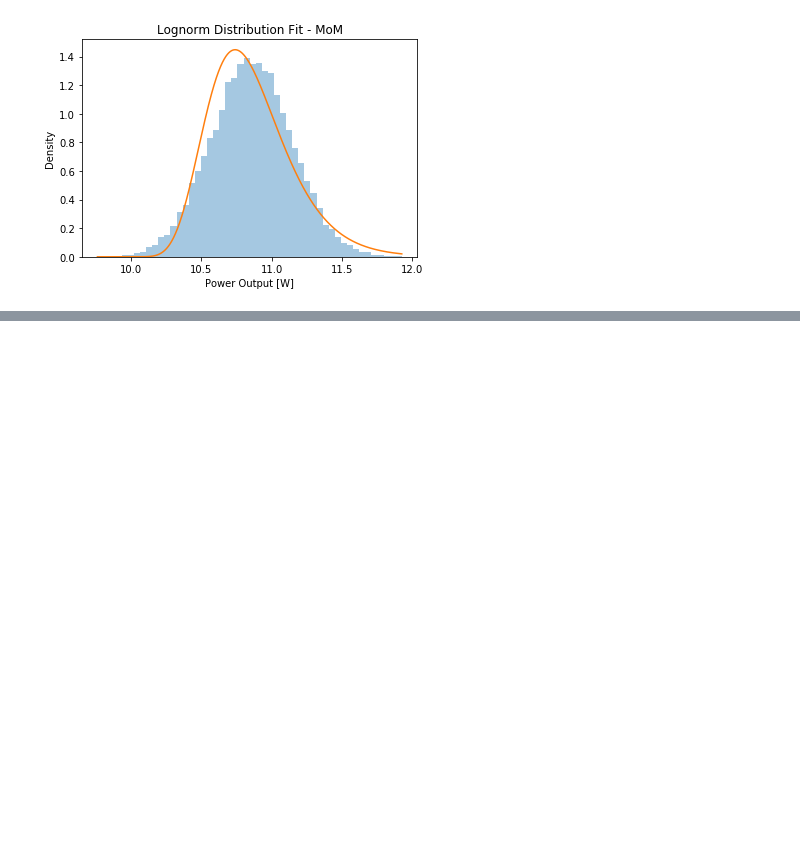
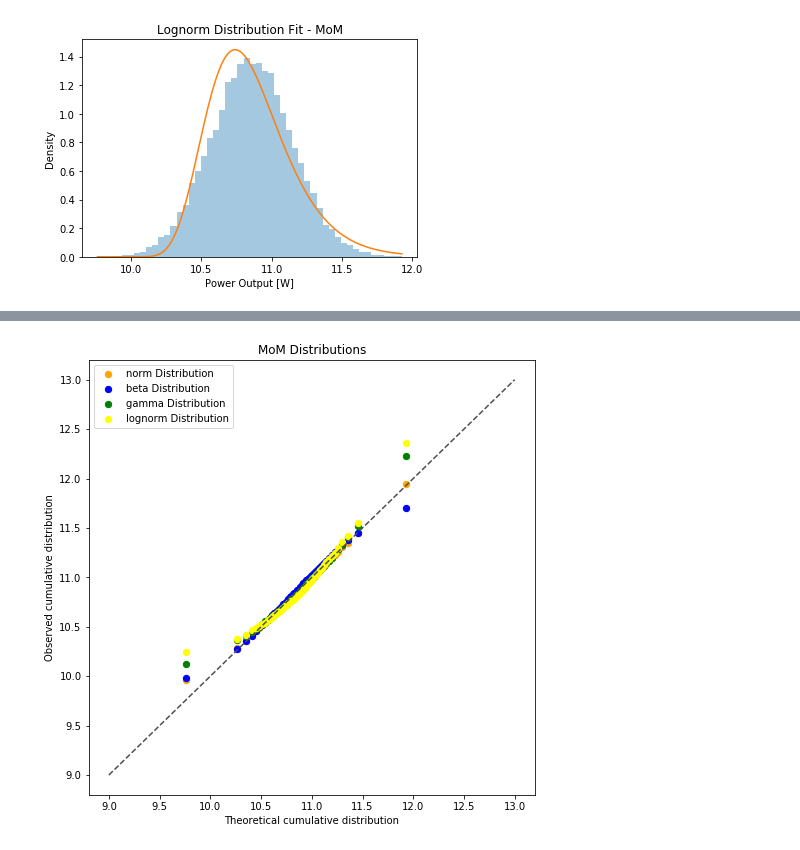
Before and after one commit to oriolgarrobe/Thesis, a Jupyter notebook: Method_of_Moments.ipynb, the cells around one changed output, grey strips where cells are left out. Drawn from its saved outputs; the diff is of its cells as text; code cells hidden in the pictures; blank space fills up the shorter version.

Commit message:
qq_plot function modified

```diff
--- a/Method_of_Moments.ipynb
+++ b/Method_of_Moments.ipynb
@@ -43,0 +69,4 @@ simulation.sort()
+# %%
+params_beta = MoM.beta_from_moments()
+parameters.append(params_beta)
+params_beta
@@ -45,6 +88,7 @@ simulation.sort()
 ### Gamma Distribution
 # %%
 params_gamma = MoM.gamma_from_moments()
+parameters.append(params_gamma)
 params_gamma
 # %% [output]
 (14.252039976878569, 9.763923621594225, 0.0766087187562035)
@@ -103,6 +109,7 @@ plt.savefig('Data/Plots/MoM_Normal.png')
 ### LogNormal Distribution
 # %%
 params_lognorm = MoM.lognorm_from_moments()
+parameters.append(params_lognorm)
 params_lognorm
 # %% [output]
 (0.271691047937462, 9.763923621594225, 1.0522678089321305)
@@ -120,0 +135,5 @@ plt.savefig('Data/Plots/MoM_Lognorm.png')
+# %%
+results = pd.DataFrame()
+results['Distribution'] = dist_names
+results['Parameters'] = parameters
+results
@@ -121,3 +148,7 @@ plt.savefig('Data/Plots/MoM_Lognorm.png')
+# %%
+qqplot(simulation, results, 4,"MoM Distributions", "MoM_qq")
+# %% [output]
+[figure, added]
 # %%
 norm_fit = sns.distplot(a = simulation, kde = False, norm_hist=True, axlabel='Power Output [W]')
 plt.plot(simulation, scipy.stats.norm.pdf(simulation, *params_normal))
```
Also changed, not shown: parts of 23 cells of this notebook, 5 other files.
